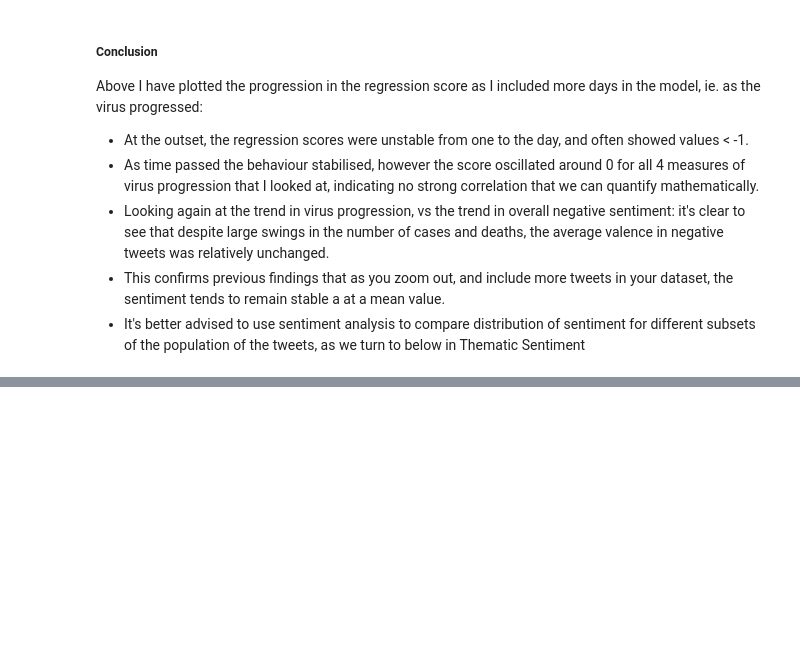
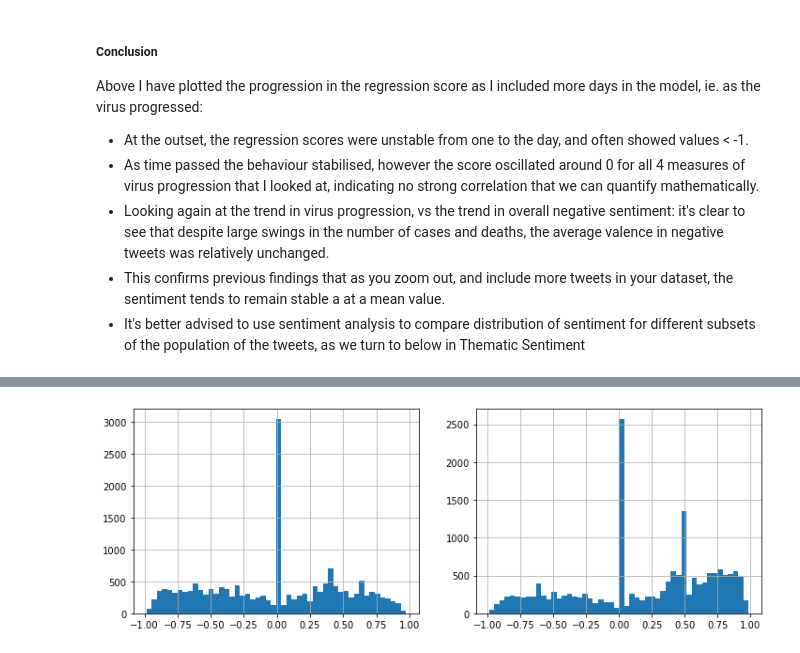
Before and after one commit to noahberhe/COVID-19, a Jupyter notebook: COVID-19 Anxiety Monitor.ipynb, the cells around one changed output, grey strips where cells are left out. Drawn from its saved outputs; the diff is of its cells as text; code cells hidden in the pictures; blank space fills up the shorter version.

```diff
--- a/COVID-19 Anxiety Monitor.ipynb
+++ b/COVID-19 Anxiety Monitor.ipynb
@@ -449,0 +463,6 @@ Above I have plotted the progression in the regression score as I included more
+# %%
+fig, ax = plt.subplots(ncols=2, figsize=(12,4))
+tweets[tweets.topical_orgs=='government']['compound'].hist(ax=ax[0], bins=50)
+tweets[tweets.topical_orgs=='nhs']['compound'].hist(ax=ax[1], bins=50);
+# %% [output]
+[figure, added]
```
Also changed, not shown: parts of 21 cells of this notebook, 2 other files.
